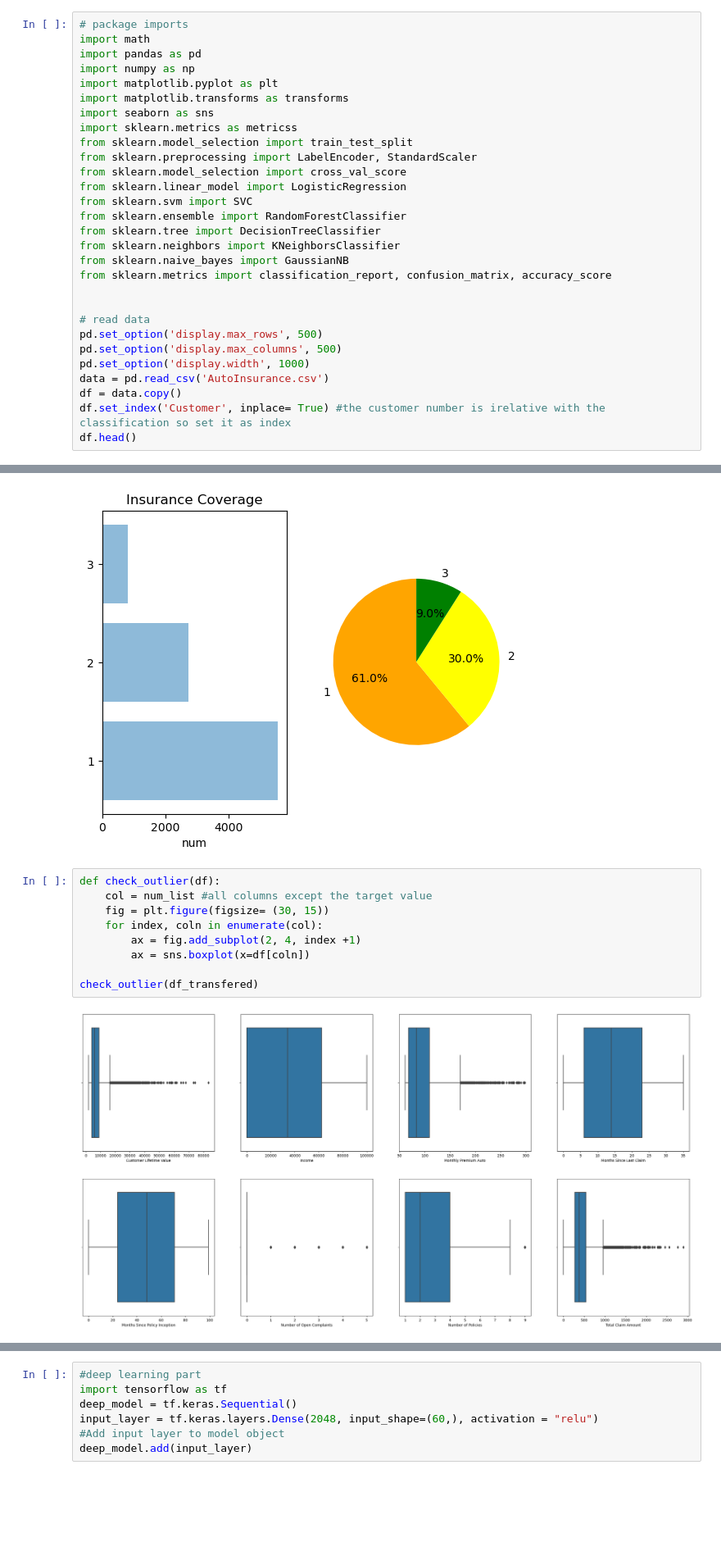
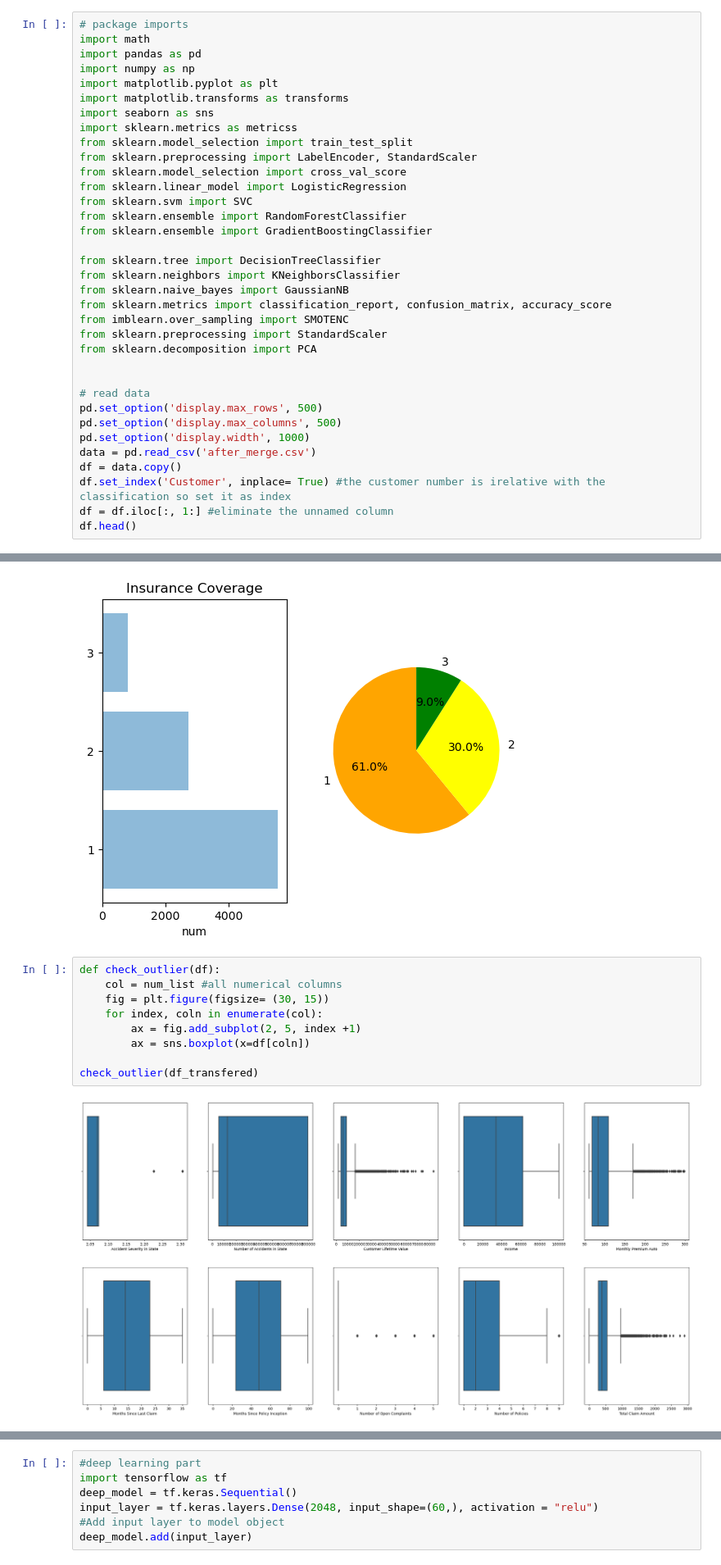
Before and after one commit to jiashaoxiong/4523-A-Group, a Jupyter notebook: WS_Part1.ipynb, the cells around one changed output, grey strips where cells are left out. Shown at 82% size. Cells and saved outputs as stored; diff of their text form; blank space fills up the shorter version.

```diff
--- a/WS_Part1.ipynb
+++ b/WS_Part1.ipynb
@@ -24,18 +24,24 @@ from sklearn.model_selection import cross_val_score
 from sklearn.linear_model import LogisticRegression
 from sklearn.svm import SVC
 from sklearn.ensemble import RandomForestClassifier
+from sklearn.ensemble import GradientBoostingClassifier
+
 from sklearn.tree import DecisionTreeClassifier
 from sklearn.neighbors import KNeighborsClassifier
 from sklearn.naive_bayes import GaussianNB
 from sklearn.metrics import classification_report, confusion_matrix, accuracy_score
+from imblearn.over_sampling import SMOTENC
+from sklearn.preprocessing import StandardScaler
+from sklearn.decomposition import PCA
 
 
 # read data
 pd.set_option('display.max_rows', 500)
 pd.set_option('display.max_columns', 500)
 pd.set_option('display.width', 1000)
-data = pd.read_csv('AutoInsurance.csv')
+data = pd.read_csv('after_merge.csv')
 df = data.copy()
 df.set_index('Customer', inplace= True) #the customer number is irelative with the classification so set it as index
+df = df.iloc[:, 1:] #eliminate the unnamed column
 df.head()
 # %% [output]
@@ -114,15 +119,15 @@ class_num_visualize(df_transfered) #indicates there is no obvious imbalanced cla
 [figure]
 # %%
 def check_outlier(df):
-    col = num_list #all columns except the target value
+    col = num_list #all numerical columns
     fig = plt.figure(figsize= (30, 15))
     for index, coln in enumerate(col):
-        ax = fig.add_subplot(2, 4, index +1)
+        ax = fig.add_subplot(2, 5, index +1)
         ax = sns.boxplot(x=df[coln])
 
 check_outlier(df_transfered)
 # %% [output]
-[figure, old version]
+[figure, new version]
 # %%
 #detect the outliers, check if the box plot really indicate the outlier
 '''
```
Also changed, not shown: parts of 16 cells of this notebook.
